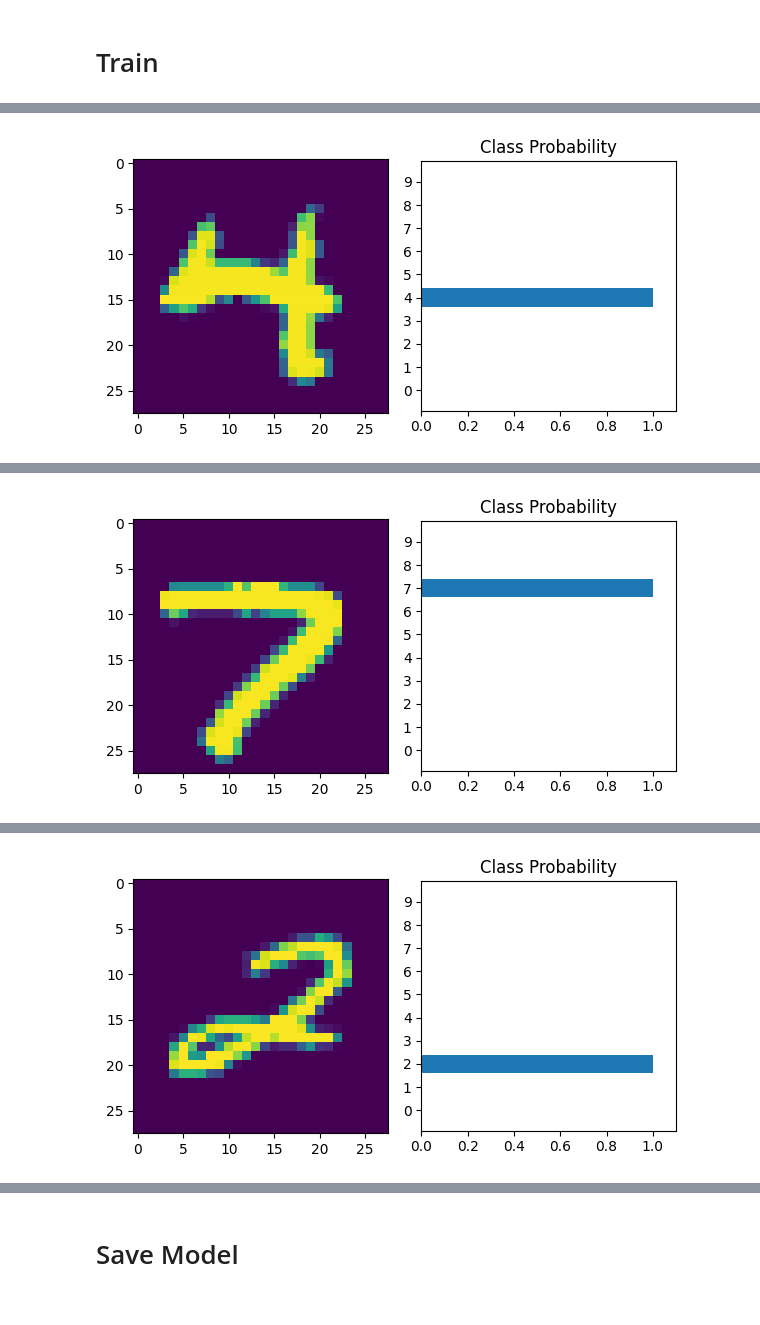
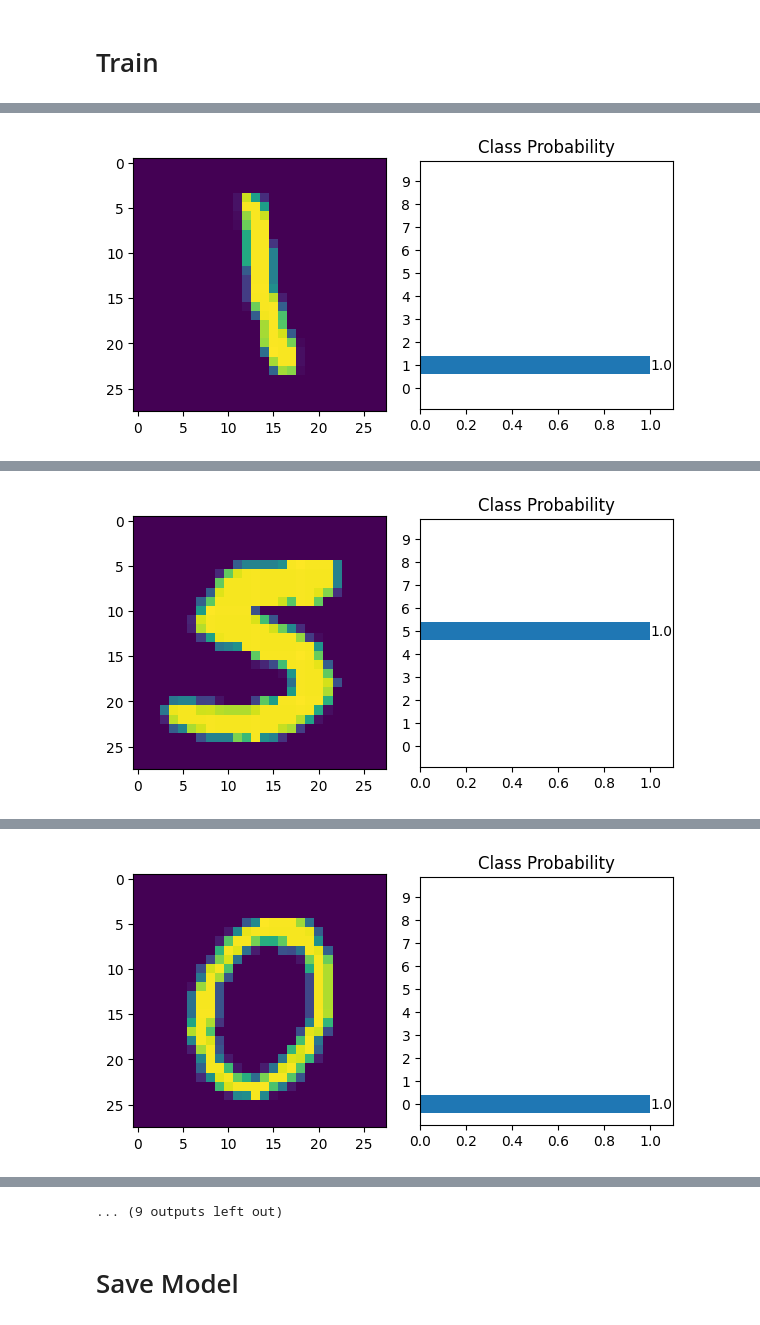
Before and after one commit to HSD-KI-DS-Project-23/PyTorch-Project, a Jupyter notebook: NN/NN Try 2/nn2.ipynb, the cells around one changed output, grey strips where cells are left out. Cells and saved outputs as stored; diff of their text form; code cells hidden in the pictures.

```diff
--- a/NN/NN Try 2/nn2.ipynb
+++ b/NN/NN Try 2/nn2.ipynb
@@ -26,9 +26,9 @@ device = torch.device("cuda" if torch.cuda.is_available() else "cpu")
 
 hidden_dim = 128
 
-batch_size = 32
+batch_size = 6000
 
-num_epochs = 10
+num_epochs = 1
 learn_rate = 0.0002
 # %% [markdown]
 # Load Data
@@ -113,13 +113,18 @@ def view_classifications(img,pred):
 
     fig, (ax1, ax2) = plt.subplots(figsize=(6,9), ncols=2)
     ax1.imshow(img.resize_(1, 28, 28).numpy().squeeze())
-    ax2.barh(np.arange(10), pred)
+    bars = ax2.barh(np.arange(10), pred)
 
     ax2.set_aspect(0.1)
     ax2.set_yticks(np.arange(10))
     ax2.set_yticklabels(np.arange(10))
     ax2.set_title('Class Probability')
     ax2.set_xlim(0, 1.1)
+
+    for bar, val in zip(bars, pred):
+        if not (val < 0.3):
+            ax2.text(val, bar.get_y() + bar.get_height() / 2, round(val, 2), va='center')
+
     plt.tight_layout()
     plt.show()
     plt.close()
@@ -151,14 +156,17 @@ for epoch in range(num_epochs):
         output = model1(data) #was macht out?
         loss = criterion(output,target) #hier out?!
 
+        print('Batch in Epoche ',batch_id+1, 'Loss: %.5f ' % loss)
+        view_classifications(data[0].view(1,28,28),output[0])
+
+
         optimizer.zero_grad()
         loss.backward()
 
         optimizer.step()
 
+    print('Epoche:',epoch+1, 'Loss: %.5f ' % loss)
 
-    print('Epoche: ',epoch+1, 'Loss: %.5f ' % loss)
-
-    if epoch %2 == 0:
-        view_classifications(data[0].view(1,28,28),output[0])
+    # if epoch %2 == 0:
+    #     view_classifications(data[0].view(1,28,28),output[0])
 # %% [output]
@@ -166 +174 @@ Epoche:  1 Loss: 1.49240
-[figure, old version]
+[figure, new version]
@@ -169 +176 @@ Epoche:  3 Loss: 1.46970
-[figure, old version]
+[figure, new version]
@@ -172 +178 @@ Epoche:  5 Loss: 1.48744
-[figure, old version]
+[figure, new version]
@@ -180,3 +185,4 @@ Epoche:  10 Loss: 1.46115
+... (9 outputs left out)
 # %% [markdown]
 # Save Model
 # %%
```
Also changed, not shown: parts of 4 cells of this notebook, 1 other file.
